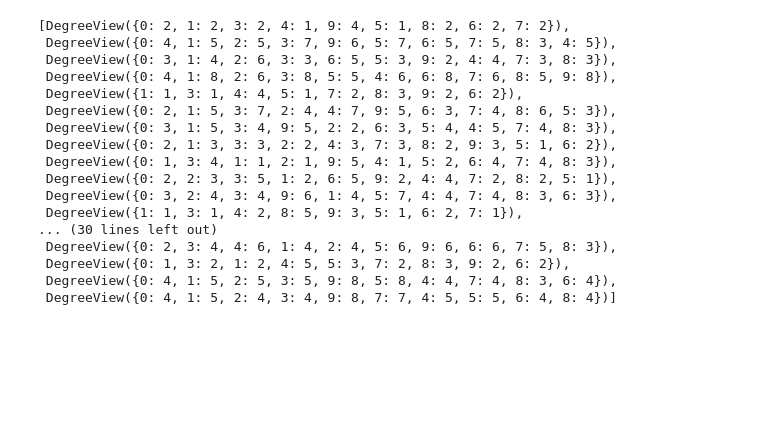
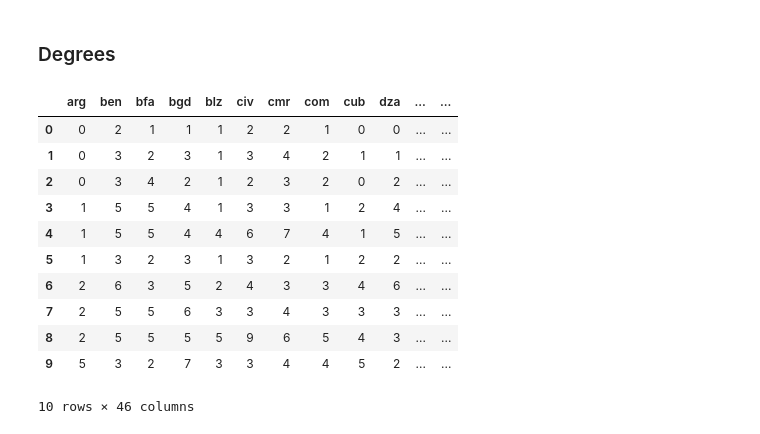
Before and after one commit to girelaignacio/DiscreteMarkovNetworkMPI, a Jupyter notebook: analysis_of_results.ipynb, the cells around one changed output. Saved outputs shown, nothing was run; the diff lists cells and outputs as text; code cells hidden in the pictures; blank space fills up the shorter version.

```diff
--- a/analysis_of_results.ipynb
+++ b/analysis_of_results.ipynb
@@ -170,24 +103,34 @@ plt.show()
-# %%
-def degrees(x):
-    g = create_graph_from_adjacency_matrix(x)
-    return g.degree()
-# %%
-list(map(degrees, all_adj_matrices))
-# %% [output]
-[DegreeView({0: 2, 1: 2, 3: 2, 4: 1, 9: 4, 5: 1, 8: 2, 6: 2, 7: 2}),
- DegreeView({0: 4, 1: 5, 2: 5, 3: 7, 9: 6, 5: 7, 6: 5, 7: 5, 8: 3, 4: 5}),
- DegreeView({0: 3, 1: 4, 2: 6, 3: 3, 6: 5, 5: 3, 9: 2, 4: 4, 7: 3, 8: 3}),
- DegreeView({0: 4, 1: 8, 2: 6, 3: 8, 5: 5, 4: 6, 6: 8, 7: 6, 8: 5, 9: 8}),
- DegreeView({1: 1, 3: 1, 4: 4, 5: 1, 7: 2, 8: 3, 9: 2, 6: 2}),
- DegreeView({0: 2, 1: 5, 3: 7, 2: 4, 4: 7, 9: 5, 6: 3, 7: 4, 8: 6, 5: 3}),
- DegreeView({0: 3, 1: 5, 3: 4, 9: 5, 2: 2, 6: 3, 5: 4, 4: 5, 7: 4, 8: 3}),
- DegreeView({0: 2, 1: 3, 3: 3, 2: 2, 4: 3, 7: 3, 8: 2, 9: 3, 5: 1, 6: 2}),
- DegreeView({0: 1, 3: 4, 1: 1, 2: 1, 9: 5, 4: 1, 5: 2, 6: 4, 7: 4, 8: 3}),
- DegreeView({0: 2, 2: 3, 3: 5, 1: 2, 6: 5, 9: 2, 4: 4, 7: 2, 8: 2, 5: 1}),
- DegreeView({0: 3, 2: 4, 3: 4, 9: 6, 1: 4, 5: 7, 4: 4, 7: 4, 8: 3, 6: 3}),
- DegreeView({1: 1, 3: 1, 4: 2, 8: 5, 9: 3, 5: 1, 6: 2, 7: 1}),
-... (30 lines left out)
- DegreeView({0: 2, 3: 4, 4: 6, 1: 4, 2: 4, 5: 6, 9: 6, 6: 6, 7: 5, 8: 3}),
- DegreeView({0: 1, 3: 2, 1: 2, 4: 5, 5: 3, 7: 2, 8: 3, 9: 2, 6: 2}),
- DegreeView({0: 4, 1: 5, 2: 5, 3: 5, 9: 8, 5: 8, 4: 4, 7: 4, 8: 3, 6: 4}),
- DegreeView({0: 4, 1: 5, 2: 4, 3: 4, 9: 8, 7: 7, 4: 5, 5: 5, 6: 4, 8: 4})]
+# %%
+def degrees(x):
+    graph = create_graph_from_adjacency_matrix(x)
+    degrees = dict(graph.degree())  # Get existing degrees
+    all_degrees = {}
+    all_nodes = list(range(10))
+    for node in all_nodes:
+        all_degrees[node] = degrees.get(node, 0)  # Default to 0 if not in graph
+    return all_degrees
+# %% [markdown]
+### Degrees
+# %%
+raw_degrees = None
+for x in adjacency_matrices['raw']:
+    y = pd.DataFrame.from_dict(degrees(adjacency_matrices['raw'][x]), orient = 'index', columns = [x])
+    if raw_degrees is None:
+        raw_degrees = y  # First DataFrame, just assign it
+    else:
+        raw_degrees = raw_degrees.merge(y, left_index=True, right_index=True, how='outer')
+# %%
+raw_degrees
+# %% [output]
+|  | arg | ben | bfa | bgd | blz | civ | cmr | com | cub | dza | ... | ... |
+| 0 | 0 | 2 | 1 | 1 | 1 | 2 | 2 | 1 | 0 | 0 | ... | ... |
+| 1 | 0 | 3 | 2 | 3 | 1 | 3 | 4 | 2 | 1 | 1 | ... | ... |
+| 2 | 0 | 3 | 4 | 2 | 1 | 2 | 3 | 2 | 0 | 2 | ... | ... |
+| 3 | 1 | 5 | 5 | 4 | 1 | 3 | 3 | 1 | 2 | 4 | ... | ... |
+| 4 | 1 | 5 | 5 | 4 | 4 | 6 | 7 | 4 | 1 | 5 | ... | ... |
+| 5 | 1 | 3 | 2 | 3 | 1 | 3 | 2 | 1 | 2 | 2 | ... | ... |
+| 6 | 2 | 6 | 3 | 5 | 2 | 4 | 3 | 3 | 4 | 6 | ... | ... |
+| 7 | 2 | 5 | 5 | 6 | 3 | 3 | 4 | 3 | 3 | 3 | ... | ... |
+| 8 | 2 | 5 | 5 | 5 | 5 | 9 | 6 | 5 | 4 | 3 | ... | ... |
+| 9 | 5 | 3 | 2 | 7 | 3 | 3 | 4 | 4 | 5 | 2 | ... | ... |
+10 rows × 46 columns
```
Also changed, not shown: parts of 21 cells of this notebook, 1 other file.
